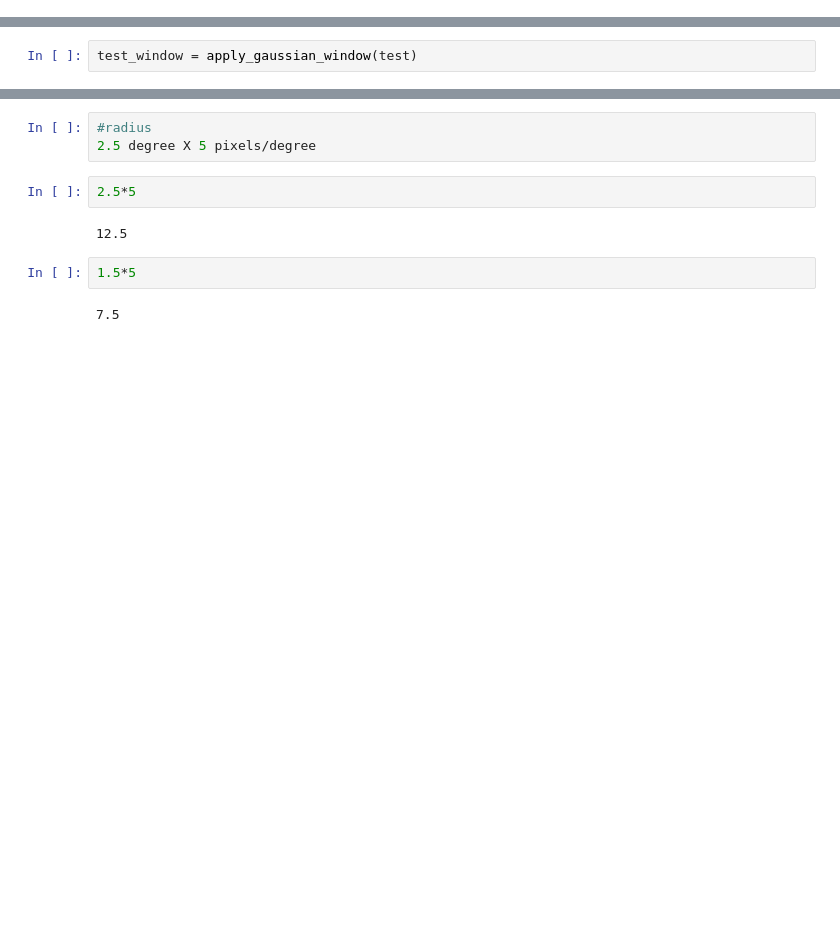
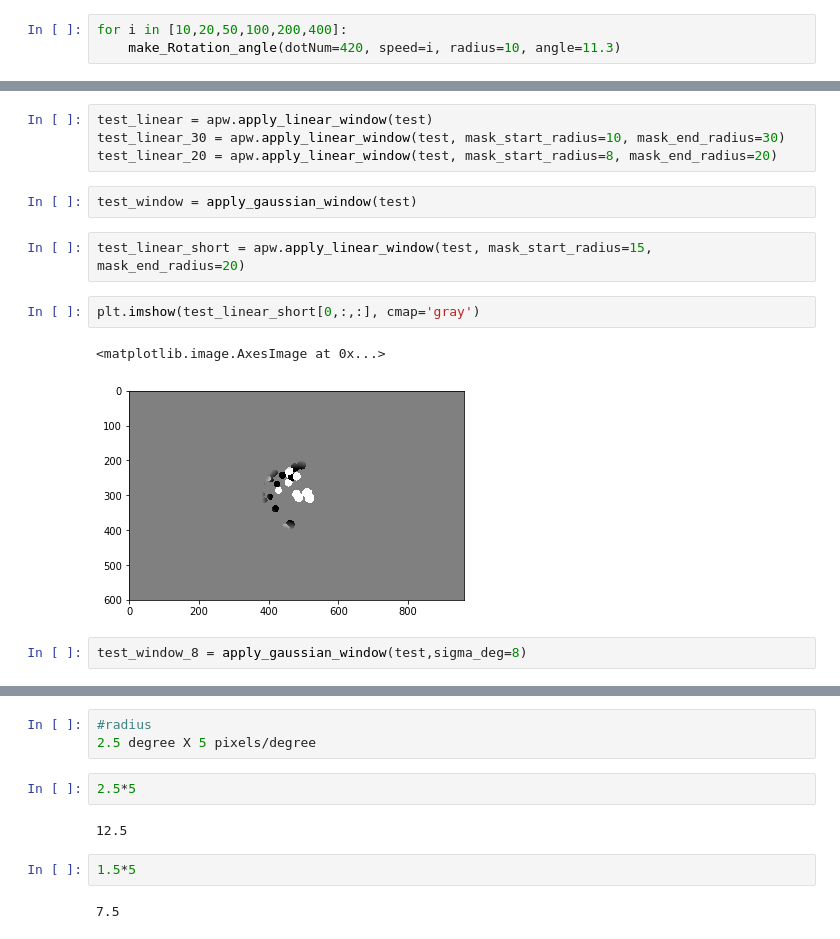
Before and after one commit to saskiad/openscope_motion, a Jupyter notebook: stimulus/dot_rotation.ipynb, the cells around one changed output, grey strips where cells are left out. Cells and saved outputs as stored; diff of their text form; blank space fills up the shorter version.

```diff
--- a/stimulus/dot_rotation.ipynb
+++ b/stimulus/dot_rotation.ipynb
@@ -808,0 +855,3 @@ for i in [10,20,50,100,200,400]:
+# %%
+for i in [10,20,50,100,200,400]:
+    make_Rotation_angle(dotNum=420, speed=i, radius=10, angle=11.3)
@@ -929,2 +1001,15 @@ from apply_window import *
+# %%
+test_linear = apw.apply_linear_window(test)
+test_linear_30 = apw.apply_linear_window(test, mask_start_radius=10, mask_end_radius=30)
+test_linear_20 = apw.apply_linear_window(test, mask_start_radius=8, mask_end_radius=20)
 # %%
 test_window = apply_gaussian_window(test)
+# %%
+test_linear_short = apw.apply_linear_window(test, mask_start_radius=15, mask_end_radius=20)
+# %%
+plt.imshow(test_linear_short[0,:,:], cmap='gray')
+# %% [output]
+<matplotlib.image.AxesImage at 0x...>
+[figure, added]
+# %%
+test_window_8 = apply_gaussian_window(test,sigma_deg=8)
```
Also changed, not shown: parts of 28 cells of this notebook, 5 other files.
